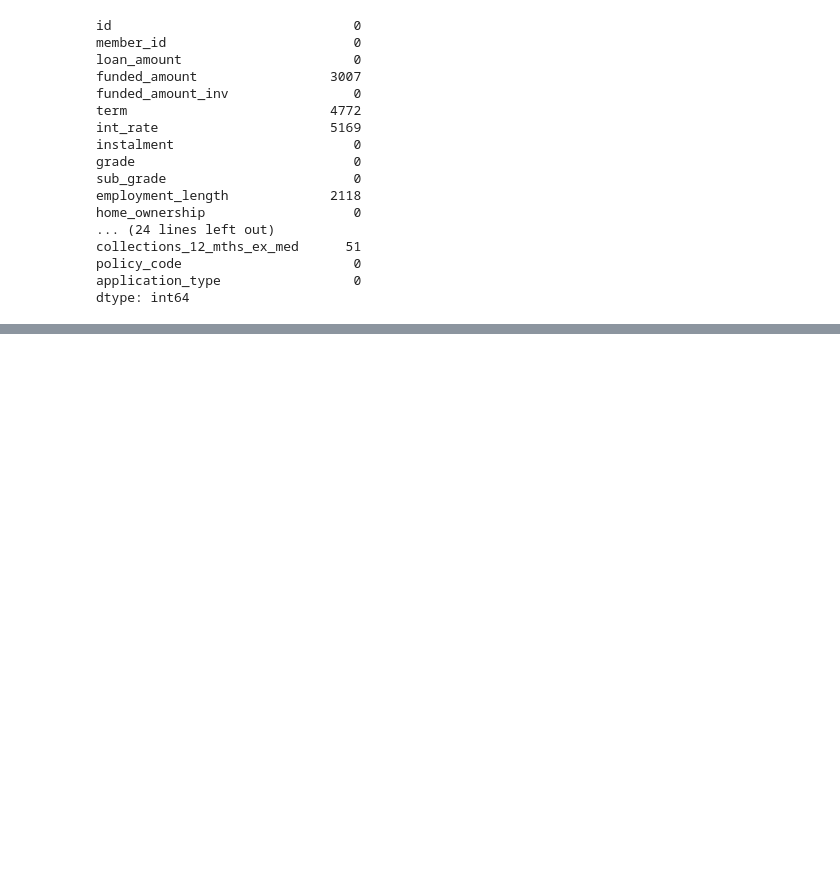
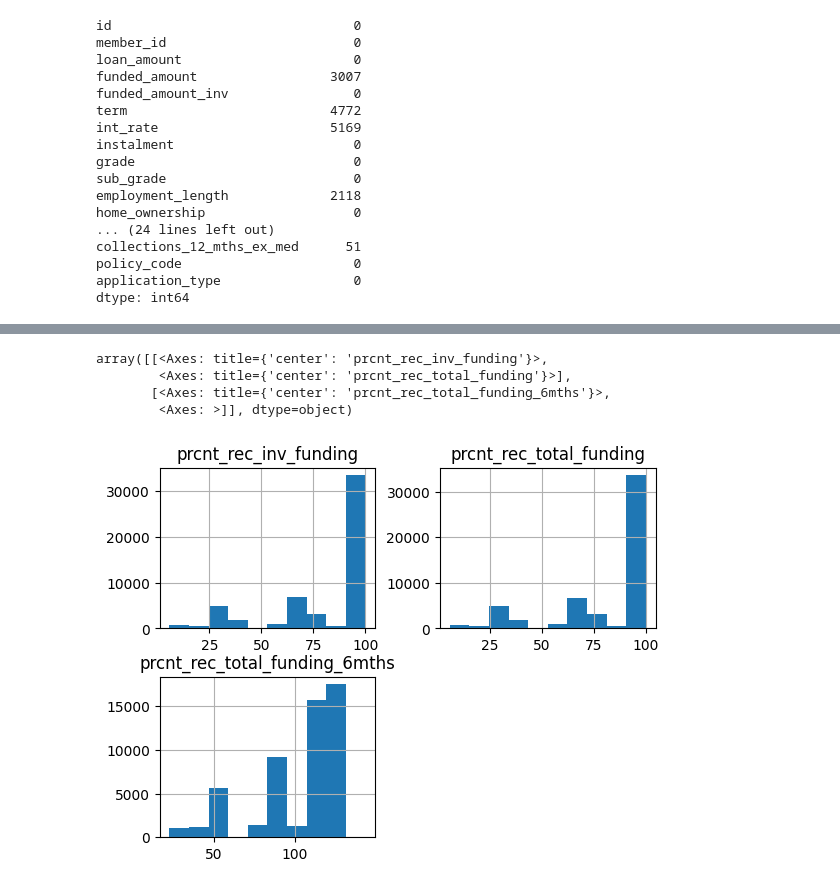
Before and after one commit to hargravexgt/EDA_Customer_loans, a Jupyter notebook: EDA.ipynb, the cells around one changed output, grey strips where cells are left out. Saved outputs shown, nothing was run; the diff lists cells and outputs as text; code cells hidden in the pictures; blank space fills up the shorter version.

```diff
--- a/EDA.ipynb
+++ b/EDA.ipynb
@@ -218,0 +246,14 @@ px.imshow(loan_payments.corr(numeric_only=True), title="Correlation heatmap of s
+# %%
+# Additionally visualise what percentage of the total amount would be recovered up to 6 months' in the future.
+
+loan_payments['prcnt_rec_total_funding_6mths'] = (1 +(6*loan_payments['instalment']/loan_payments['funded_amount']) - (loan_payments['out_prncp']/loan_payments['funded_amount']))*100
+
+hist_1['prcnt_rec_total_funding_6mths'] = loan_payments['prcnt_rec_total_funding_6mths']
+# %%
+hist_1.hist()
+# %% [output]
+array([[<Axes: title={'center': 'prcnt_rec_inv_funding'}>,
+        <Axes: title={'center': 'prcnt_rec_total_funding'}>],
+       [<Axes: title={'center': 'prcnt_rec_total_funding_6mths'}>,
+        <Axes: >]], dtype=object)
+[figure, added]
```
Also changed, not shown: parts of 12 cells of this notebook, 1 other file.
